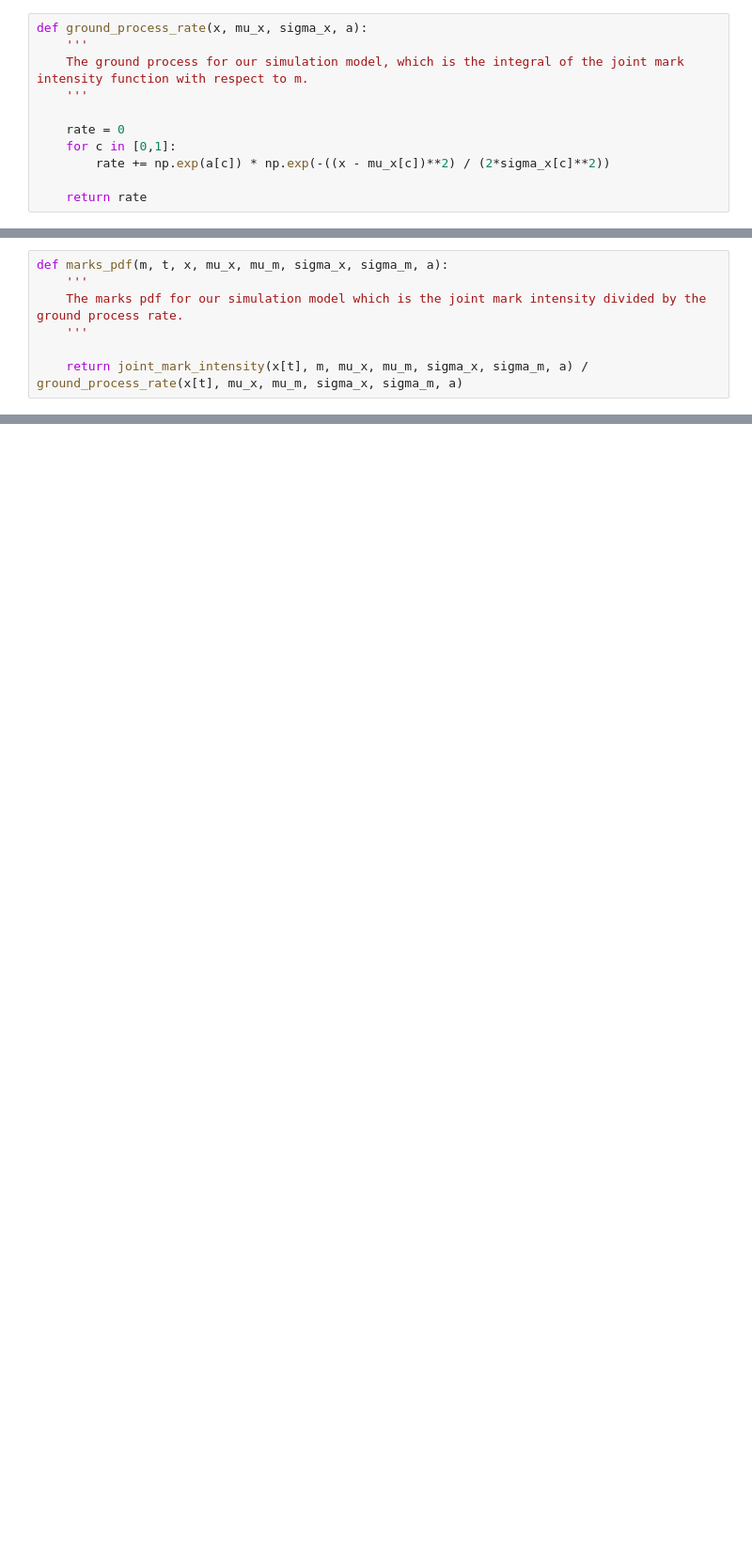
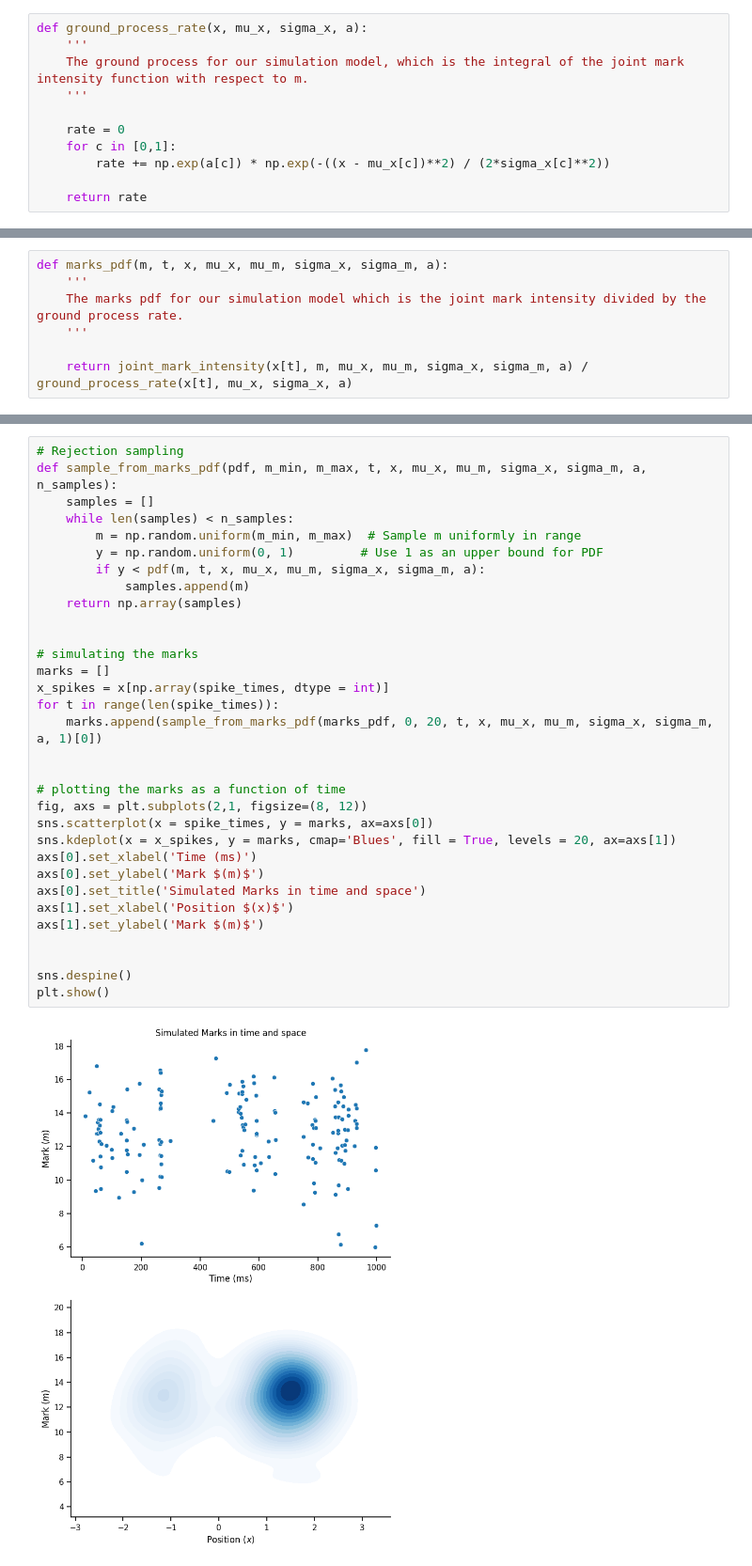
Before and after one commit to Sid-Rafilson-1617/Clusterless-Decoding, a Jupyter notebook: SimulatedData.ipynb, the cells around one changed output, grey strips where cells are left out. Shown: that part at 94% size. Drawn from its saved outputs; the diff is of its cells as text; blank space fills up the shorter version.

```diff
--- a/SimulatedData.ipynb
+++ b/SimulatedData.ipynb
@@ -58,4 +100,4 @@ def marks_pdf(m, t, x, mu_x, mu_m, sigma_x, sigma_m, a):
     The marks pdf for our simulation model which is the joint mark intensity divided by the ground process rate.
     '''
 
-    return joint_mark_intensity(x[t], m, mu_x, mu_m, sigma_x, sigma_m, a) / ground_process_rate(x[t], mu_x, mu_m, sigma_x, sigma_m, a)
+    return joint_mark_intensity(x[t], m, mu_x, mu_m, sigma_x, sigma_m, a) / ground_process_rate(x[t], mu_x, sigma_x, a)
@@ -143,0 +159,34 @@ plt.show()
+# %%
+# Rejection sampling
+def sample_from_marks_pdf(pdf, m_min, m_max, t, x, mu_x, mu_m, sigma_x, sigma_m, a, n_samples):
+    samples = []
+    while len(samples) < n_samples:
+        m = np.random.uniform(m_min, m_max)  # Sample m uniformly in range
+        y = np.random.uniform(0, 1)         # Use 1 as an upper bound for PDF
+        if y < pdf(m, t, x, mu_x, mu_m, sigma_x, sigma_m, a):
+            samples.append(m)
+    return np.array(samples)
+
+
+# simulating the marks
+marks = []
+x_spikes = x[np.array(spike_times, dtype = int)]
+for t in range(len(spike_times)):
+    marks.append(sample_from_marks_pdf(marks_pdf, 0, 20, t, x, mu_x, mu_m, sigma_x, sigma_m, a, 1)[0])
+
+
+# plotting the marks as a function of time
+fig, axs = plt.subplots(2,1, figsize=(8, 12))
+sns.scatterplot(x = spike_times, y = marks, ax=axs[0])
+sns.kdeplot(x = x_spikes, y = marks, cmap='Blues', fill = True, levels = 20, ax=axs[1])
+axs[0].set_xlabel('Time (ms)')
+axs[0].set_ylabel('Mark $(m)$')
+axs[0].set_title('Simulated Marks in time and space')
+axs[1].set_xlabel('Position $(x)$')
+axs[1].set_ylabel('Mark $(m)$')
+
+
+sns.despine()
+plt.show()
+# %% [output]
+[figure, added]
```
Also changed, not shown: parts of 19 cells of this notebook.
